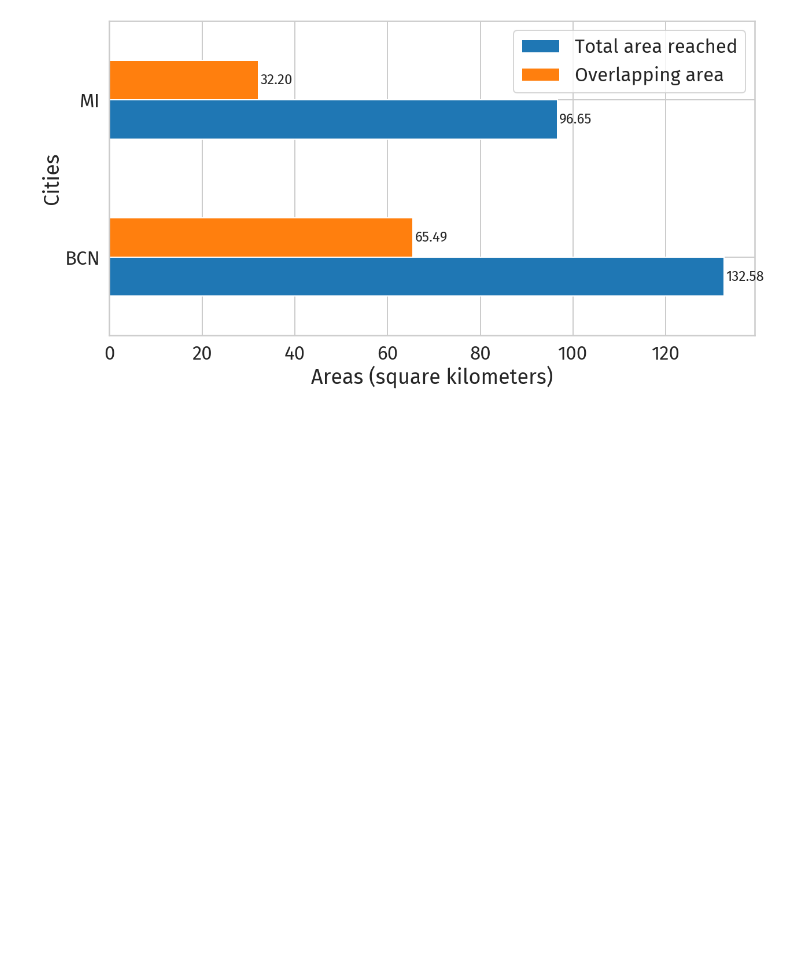
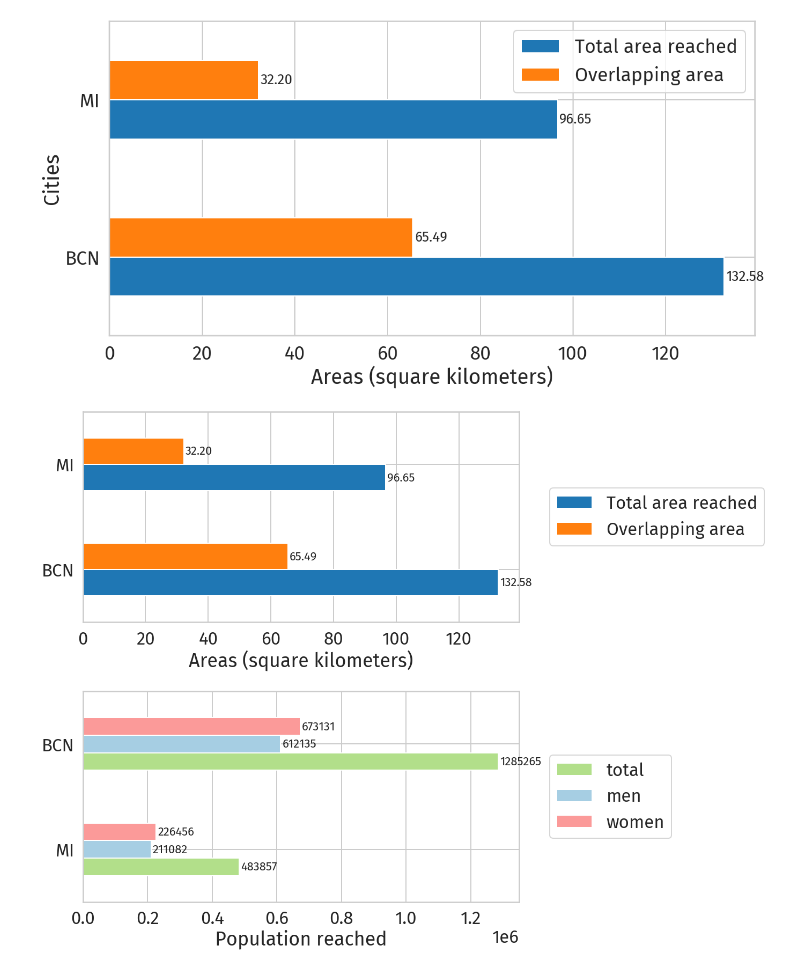
Before and after one commit to openp2pdesign/labs_access_analysis, a Jupyter notebook: 06_Population_facebook_data_no_overlaps.ipynb, the cells around one changed output. Saved outputs shown, nothing was run; the diff lists cells and outputs as text; code cells hidden in the pictures; blank space fills up the shorter version.

```diff
--- a/06_Population_facebook_data_no_overlaps.ipynb
+++ b/06_Population_facebook_data_no_overlaps.ipynb
@@ -547,3 +547,32 @@ plt.savefig("svg/labs_esp_ita_area_tot_overlaps.svg", bbox_inches="tight")
 plt.savefig("png/labs_esp_ita_area_tot_overlaps.png", dpi=300, bbox_inches="tight")
 # %% [output]
 [figure]
+# %%
+## Two plots together
+figure, axes = plt.subplots(2, 1, figsize=(20,15))
+areas_plot.plot(ax=axes[0], kind="barh")
+axes[0].bar_label(axes[0].containers[0], fmt="%.2f", size=22, padding=3)
+axes[0].bar_label(axes[0].containers[1], fmt="%.2f", size=22, padding=3)
+axes[0].set_xlabel('Areas (square kilometers)')
+axes[0].set_ylabel('')
+
+colors = [sns.color_palette("Paired")[2],sns.color_palette("Paired")[0],sns.color_palette("Paired")[4]]
+area_total_both[["total", "men", "women"]].plot(ax=axes[1], kind="barh", color=colors)
+axes[1].bar_label(axes[1].containers[0], fmt="%d", size=22, padding=3)
+axes[1].bar_label(axes[1].containers[1], fmt="%d", size=22, padding=3)
+axes[1].bar_label(axes[1].containers[2], fmt="%d", size=22, padding=3)
+axes[1].set_xlabel('Population reached')
+axes[1].set_ylabel('')
+
+axes[0].legend(loc='center left', bbox_to_anchor=(1.05, 0.5))
+axes[1].legend(loc='center left', bbox_to_anchor=(1.05, 0.5))
+
+
+#axes[0].title.set_text('Area')
+#axes[1].title.set_text('Population')
+
+plt.tight_layout()
+plt.savefig("png/labs_esp_ita_area_pop_subplot.png", dpi=300, bbox_inches='tight')
+plt.savefig("svg/labs_esp_ita_area_pop_subplot.svg", bbox_inches='tight')
+# %% [output]
+[figure, added]
```
Also changed, not shown: 57 other files.
